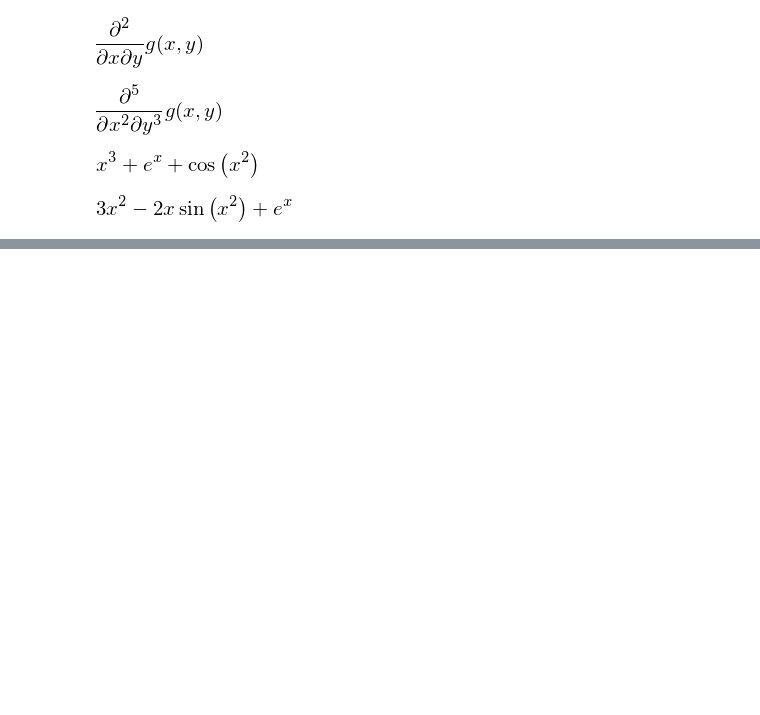
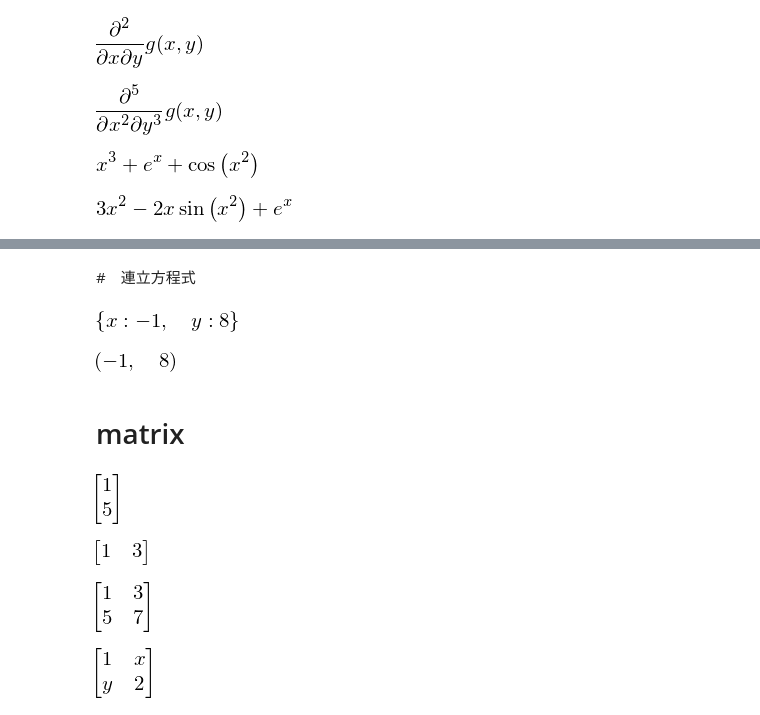
Before and after one commit to giruzou/PythonCode, a Jupyter notebook: sympyExercise/scipy-exercise.ipynb, the cells around one changed output, grey strips where cells are left out. Cells and saved outputs as stored; diff of their text form; code cells hidden in the pictures; blank space fills up the shorter version.

```diff
--- a/sympyExercise/scipy-exercise.ipynb
+++ b/sympyExercise/scipy-exercise.ipynb
@@ -246,0 +274,34 @@ sigmoid.diff(x)
+# %% [markdown]
+#　連立方程式
+# %%
+x,y=sy.symbols('x y')
+eq1=x+y-7
+eq2=-3*x-y+5
+ans=sy.solve([eq1,eq2],[x,y])
+ans
+# %% [output]
+[figure, added]
+# %%
+ans[x],ans[y]#辞書型でリターンするので参照が左のようにできる．
+# %% [output]
+[figure, added]
+# %% [markdown]
+# matrix
+# %%
+sy.Matrix([1,5])
+# %% [output]
+[figure, added]
+# %%
+sy.Matrix([[1,3]])
+# %% [output]
+[figure, added]
+# %%
+sy.Matrix([[1,3],[5,7]])
+# %% [output]
+[figure, added]
+# %%
+x,y=sy.symbols('x y')
+M=sy.Matrix([[1,x],[y,2]])
+M
+# %% [output]
+[figure, added]
```
Also changed, not shown: parts of 16 cells of this notebook.
